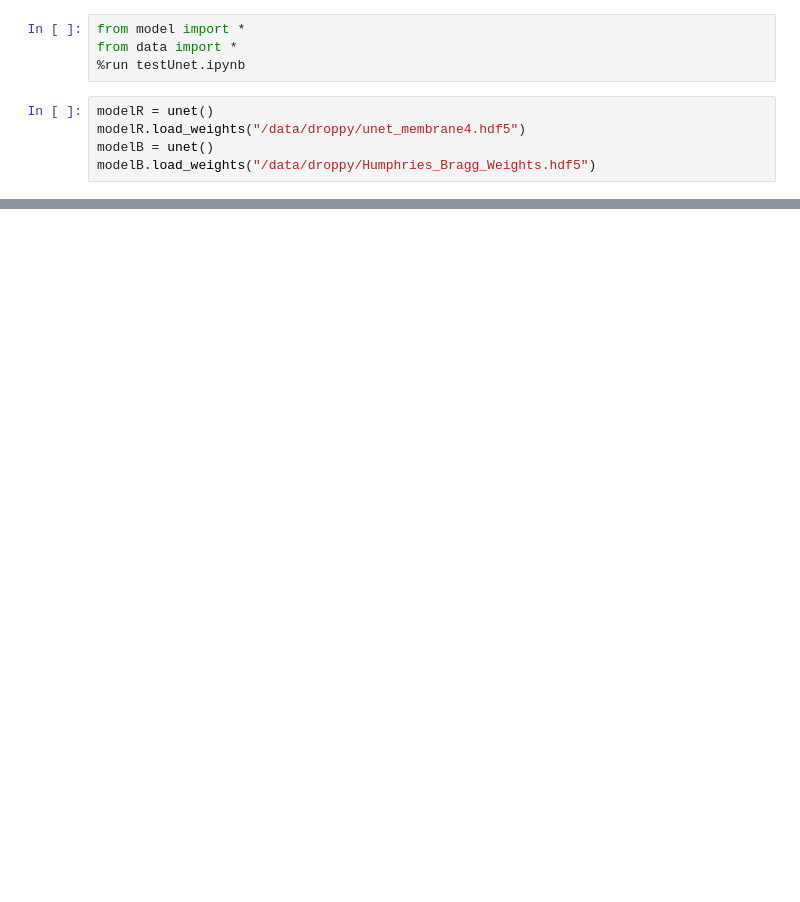
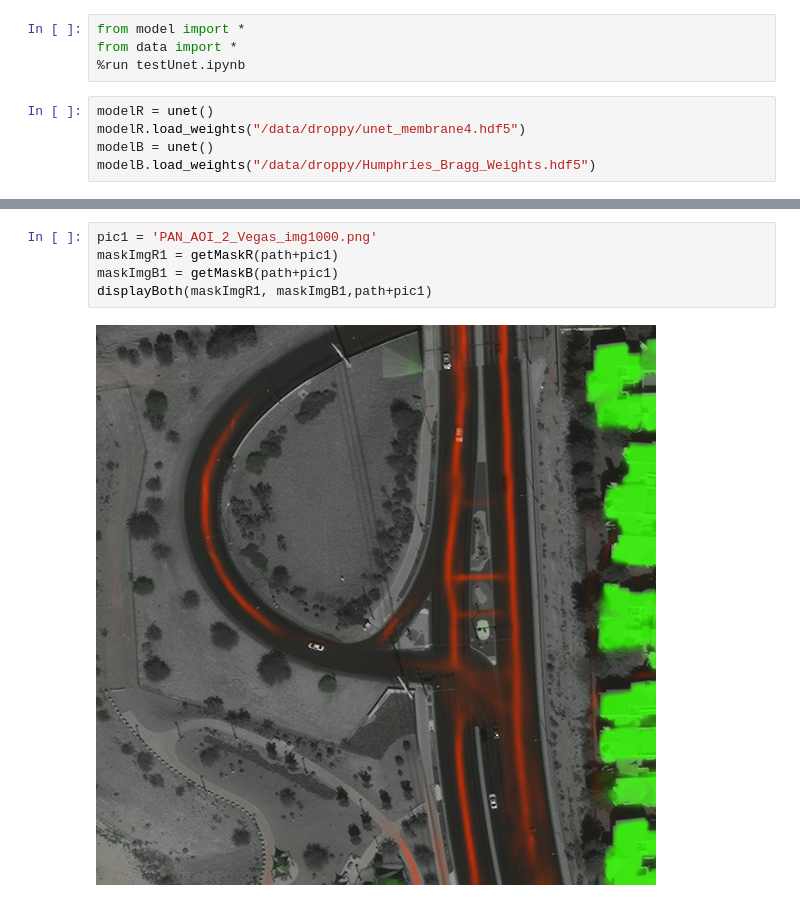
Before and after one commit to tparker35/UNET, a Jupyter notebook: CombinePredict.ipynb, the cells around one changed output, grey strips where cells are left out. Drawn from its saved outputs; the diff is of its cells as text; blank space fills up the shorter version.

```diff
--- a/CombinePredict.ipynb
+++ b/CombinePredict.ipynb
@@ -39,0 +42,7 @@ displayBoth(maskImgR,maskImgB,path+pic)
+# %%
+pic1 = 'PAN_AOI_2_Vegas_img1000.png'
+maskImgR1 = getMaskR(path+pic1)
+maskImgB1 = getMaskB(path+pic1)
+displayBoth(maskImgR1, maskImgB1,path+pic1)
+# %% [output]
+[figure, added]
```
Also changed, not shown: parts of 6 cells of this notebook.
